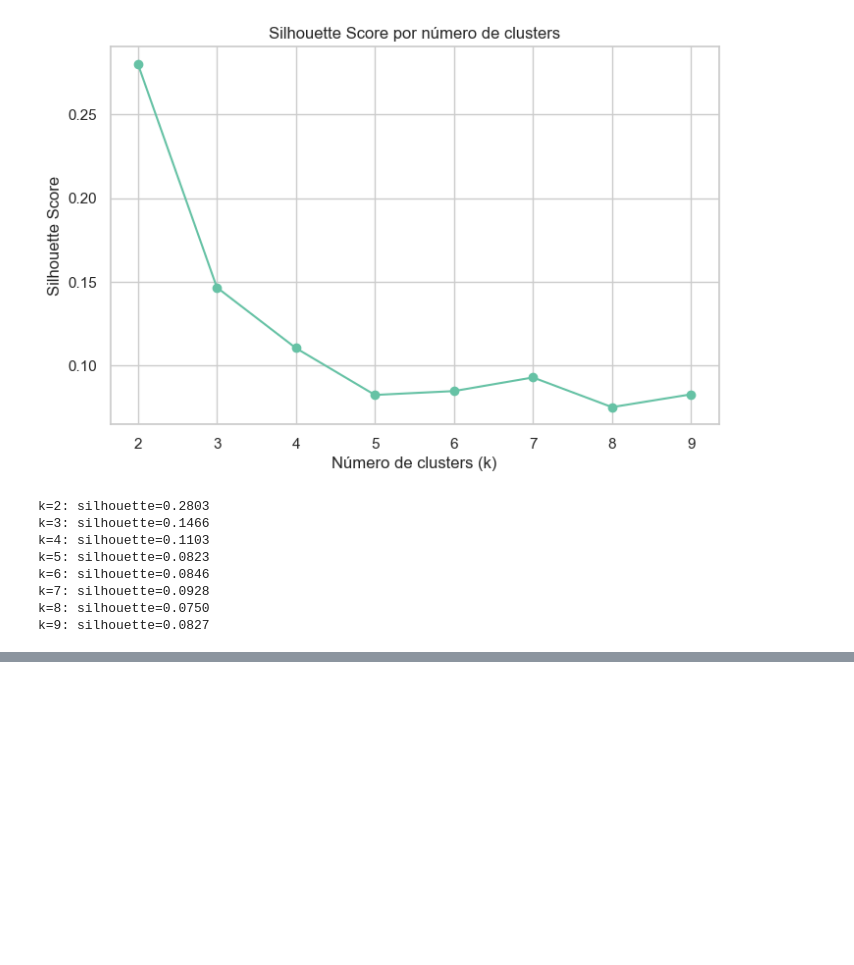
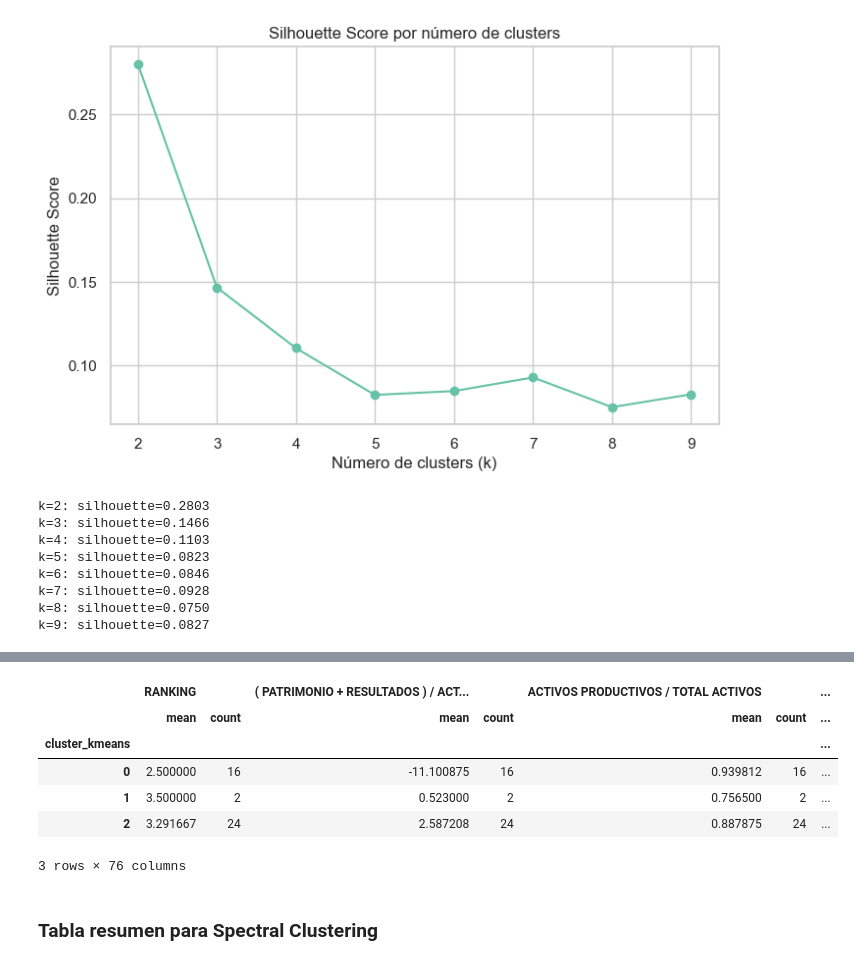
Before and after one commit to tonyfajardo1/ml-cooperativas-segmento1, a Jupyter notebook: notebooks/01_eda_y_clustering_extended.ipynb, the cells around one changed output, grey strips where cells are left out. Saved outputs shown, nothing was run; the diff lists cells and outputs as text; code cells hidden in the pictures; blank space fills up the shorter version.

```diff
--- a/notebooks/01_eda_y_clustering_extended.ipynb
+++ b/notebooks/01_eda_y_clustering_extended.ipynb
@@ -810,0 +763,13 @@ summary_kmeans
+# %%
+summary_kmeans_with_count = df_clean.groupby("cluster_kmeans").agg(["mean", "count"])
+summary_kmeans_with_count
+# %% [output]
+|  | RANKING |  | ( PATRIMONIO + RESULTADOS ) / ACT... |  | ACTIVOS PRODUCTIVOS / TOTAL ACTIVOS |  | ... |
+|  | mean | count | mean | count | mean | count | ... |
+| cluster_kmeans |  |  |  |  |  |  | ... |
+| 0 | 2.500000 | 16 | -11.100875 | 16 | 0.939812 | 16 | ... |
+| 1 | 3.500000 | 2 | 0.523000 | 2 | 0.756500 | 2 | ... |
+| 2 | 3.291667 | 24 | 2.587208 | 24 | 0.887875 | 24 | ... |
+3 rows × 76 columns
+# %% [markdown]
+### Tabla resumen para Spectral Clustering
```
Also changed, not shown: parts of 61 cells of this notebook, 33 other files.
